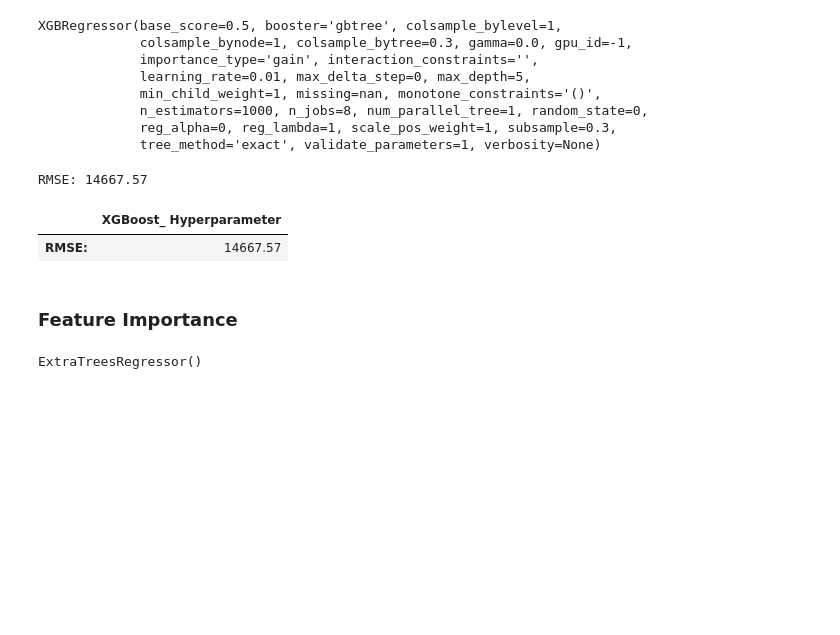
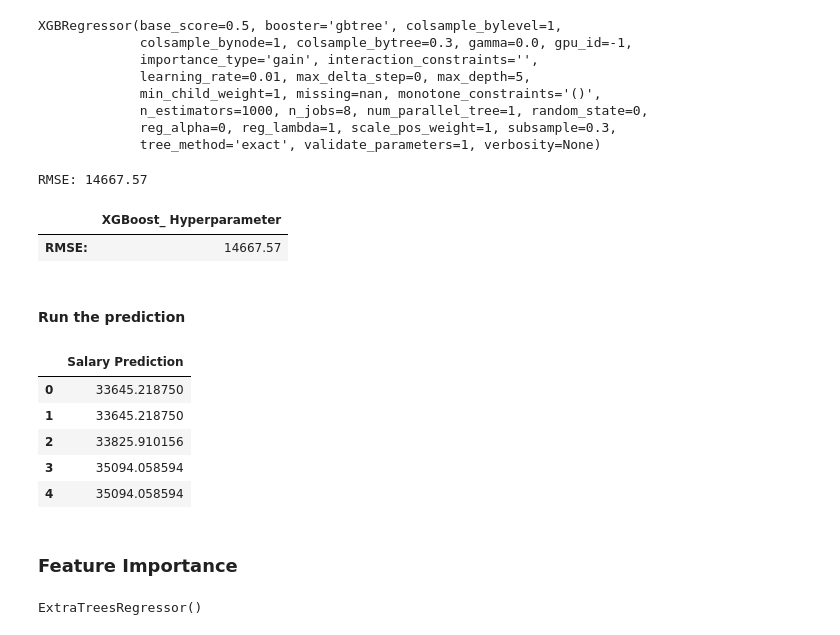
Before and after one commit to kxnarcisse/Portfolio, a Jupyter notebook: Git/Notebooks/Capstone-2/Feature Engineering Machine Learning- Salary Prediction Capstone 2.ipynb, the cells around one changed output. Cells and saved outputs as stored; diff of their text form; code cells hidden in the pictures; blank space fills up the shorter version.

```diff
--- a/Git/Notebooks/Capstone-2/Feature Engineering Machine Learning- Salary Prediction Capstone 2.ipynb
+++ b/Git/Notebooks/Capstone-2/Feature Engineering Machine Learning- Salary Prediction Capstone 2.ipynb
@@ -522,6 +522,20 @@ xg_hypertune_df
 # %% [output]
 |  | XGBoost_ Hyperparameter |
 | RMSE: | 14667.57 |
+# %% [markdown]
+#### Run the prediction
+# %%
+test_pred = xg_reg_ht.predict(X)
+# %%
+salary_prediction=pd.DataFrame(test_pred, columns= ['Salary Prediction'])
+salary_prediction.head()
+# %% [output]
+|  | Salary Prediction |
+| 0 | 33645.218750 |
+| 1 | 33645.218750 |
+| 2 | 33825.910156 |
+| 3 | 35094.058594 |
+| 4 | 35094.058594 |
 # %% [markdown]
 ### Feature Importance
 # %%
```
